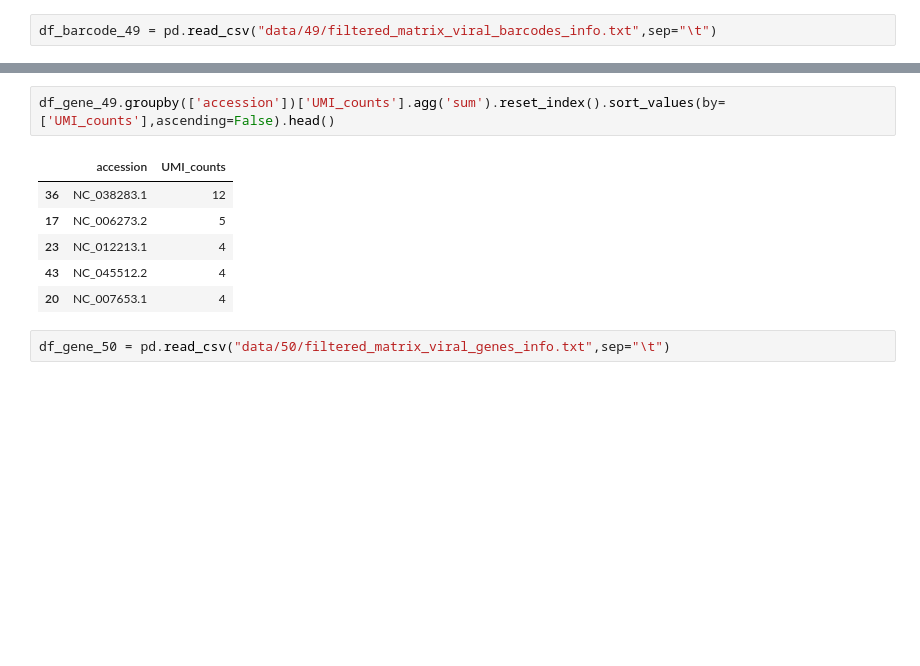
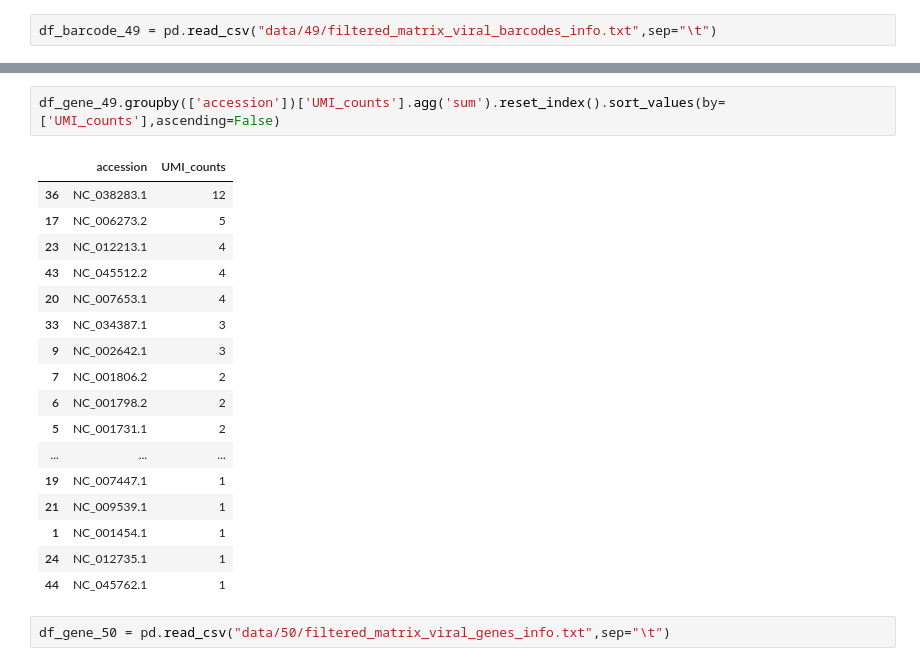
Before and after one commit to holab-hku/Vulture, a Jupyter notebook: AnalysisResult.ipynb, the cells around one changed output, grey strips where cells are left out. Cells and saved outputs as stored; diff of their text form; blank space fills up the shorter version.

```diff
--- a/AnalysisResult.ipynb
+++ b/AnalysisResult.ipynb
@@ -26,12 +31,23 @@ df_barcode_49.head()
 # %%
-df_gene_49.groupby(['accession'])['UMI_counts'].agg('sum').reset_index().sort_values(by=['UMI_counts'],ascending=False).head()
+df_gene_49.groupby(['accession'])['UMI_counts'].agg('sum').reset_index().sort_values(by=['UMI_counts'],ascending=False)
 # %% [output]
 |  | accession | UMI_counts |
 | 36 | NC_038283.1 | 12 |
 | 17 | NC_006273.2 | 5 |
 | 23 | NC_012213.1 | 4 |
 | 43 | NC_045512.2 | 4 |
 | 20 | NC_007653.1 | 4 |
+| 33 | NC_034387.1 | 3 |
+| 9 | NC_002642.1 | 3 |
+| 7 | NC_001806.2 | 2 |
+| 6 | NC_001798.2 | 2 |
+| 5 | NC_001731.1 | 2 |
+| ... | ... | ... |
+| 19 | NC_007447.1 | 1 |
+| 21 | NC_009539.1 | 1 |
+| 1 | NC_001454.1 | 1 |
+| 24 | NC_012735.1 | 1 |
+| 44 | NC_045762.1 | 1 |
 # %%
 df_gene_50 = pd.read_csv("data/50/filtered_matrix_viral_genes_info.txt",sep="\t")
 # %%
```
Also changed, not shown: parts of 4 cells of this notebook, 1 other file.
